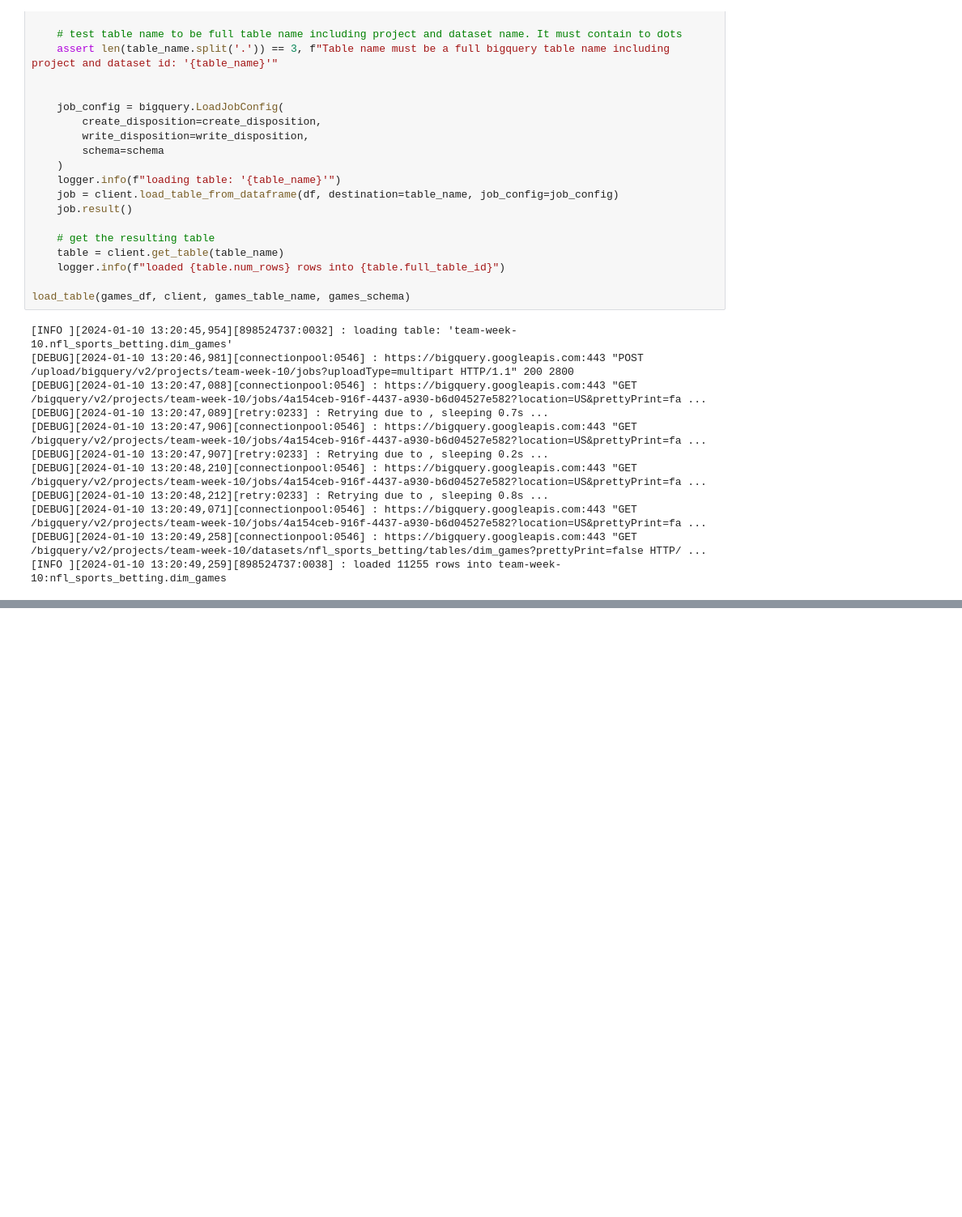
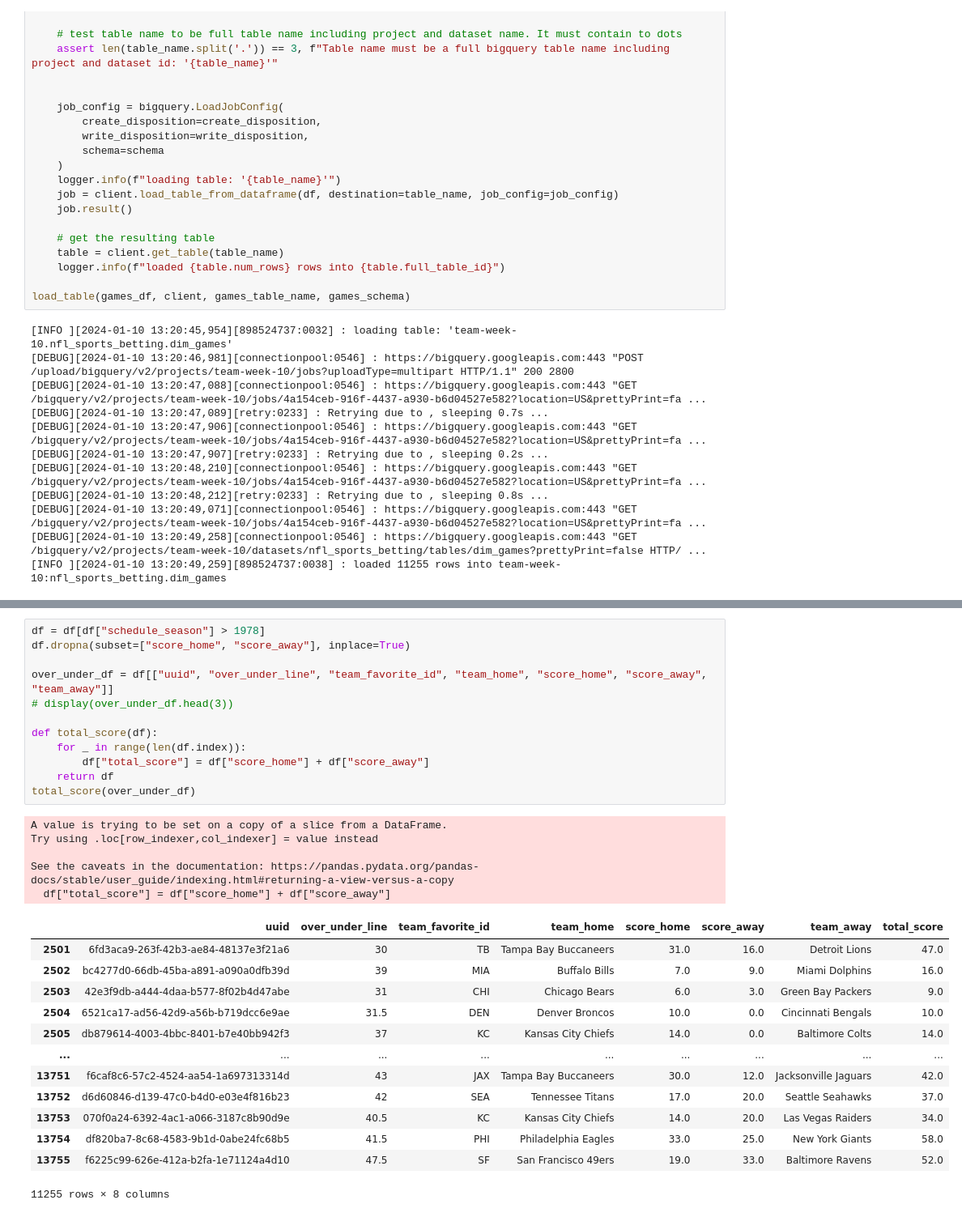
Before and after one commit to nbanks062523/CodeReview_week10, a Jupyter notebook: data_pipline.ipynb, the cells around one changed output, grey strips where cells are left out. Shown at 81% size. Drawn from its saved outputs; the diff is of its cells as text; blank space fills up the shorter version.

```diff
--- a/data_pipline.ipynb
+++ b/data_pipline.ipynb
@@ -243 +246,32 @@ Listing datasets:
 dataset id: `nfl_sports_betting`, full_name: `team-week-10:nfl_sports_betting`, labels (tags): {}
+# %%
+df = df[df["schedule_season"] > 1978]
+df.dropna(subset=["score_home", "score_away"], inplace=True)
+
+over_under_df = df[["uuid", "over_under_line", "team_favorite_id", "team_home", "score_home", "score_away", "team_away"]]
+# display(over_under_df.head(3))
+
+def total_score(df):
+    for _ in range(len(df.index)):
+        df["total_score"] = df["score_home"] + df["score_away"]
+    return df
+total_score(over_under_df)
+# %% [output]
+A value is trying to be set on a copy of a slice from a DataFrame.
+Try using .loc[row_indexer,col_indexer] = value instead
+
+See the caveats in the documentation: https://pandas.pydata.org/pandas-docs/stable/user_guide/indexing.html#returning-a-view-versus-a-copy
+  df["total_score"] = df["score_home"] + df["score_away"]
+|  | uuid | over_under_line | team_favorite_id | team_home | score_home | score_away | team_away | total_score |
+| 2501 | 6fd3aca9-263f-42b3-ae84-48137e3f21a6 | 30 | TB | Tampa Bay Buccaneers | 31.0 | 16.0 | Detroit Lions | 47.0 |
+| 2502 | bc4277d0-66db-45ba-a891-a090a0dfb39d | 39 | MIA | Buffalo Bills | 7.0 | 9.0 | Miami Dolphins | 16.0 |
+| 2503 | 42e3f9db-a444-4daa-b577-8f02b4d47abe | 31 | CHI | Chicago Bears | 6.0 | 3.0 | Green Bay Packers | 9.0 |
+| 2504 | 6521ca17-ad56-42d9-a56b-b719dcc6e9ae | 31.5 | DEN | Denver Broncos | 10.0 | 0.0 | Cincinnati Bengals | 10.0 |
+| 2505 | db879614-4003-4bbc-8401-b7e40bb942f3 | 37 | KC | Kansas City Chiefs | 14.0 | 0.0 | Baltimore Colts | 14.0 |
+| ... | ... | ... | ... | ... | ... | ... | ... | ... |
+| 13751 | f6caf8c6-57c2-4524-aa54-1a697313314d | 43 | JAX | Tampa Bay Buccaneers | 30.0 | 12.0 | Jacksonville Jaguars | 42.0 |
+| 13752 | d6d60846-d139-47c0-b4d0-e03e4f816b23 | 42 | SEA | Tennessee Titans | 17.0 | 20.0 | Seattle Seahawks | 37.0 |
+| 13753 | 070f0a24-6392-4ac1-a066-3187c8b90d9e | 40.5 | KC | Kansas City Chiefs | 14.0 | 20.0 | Las Vegas Raiders | 34.0 |
+| 13754 | df820ba7-8c68-4583-9b1d-0abe24fc68b5 | 41.5 | PHI | Philadelphia Eagles | 33.0 | 25.0 | New York Giants | 58.0 |
+| 13755 | f6225c99-626e-412a-b2fa-1e71124a4d10 | 47.5 | SF | San Francisco 49ers | 19.0 | 33.0 | Baltimore Ravens | 52.0 |
+11255 rows × 8 columns
```
Also changed, not shown: parts of 5 cells of this notebook.
